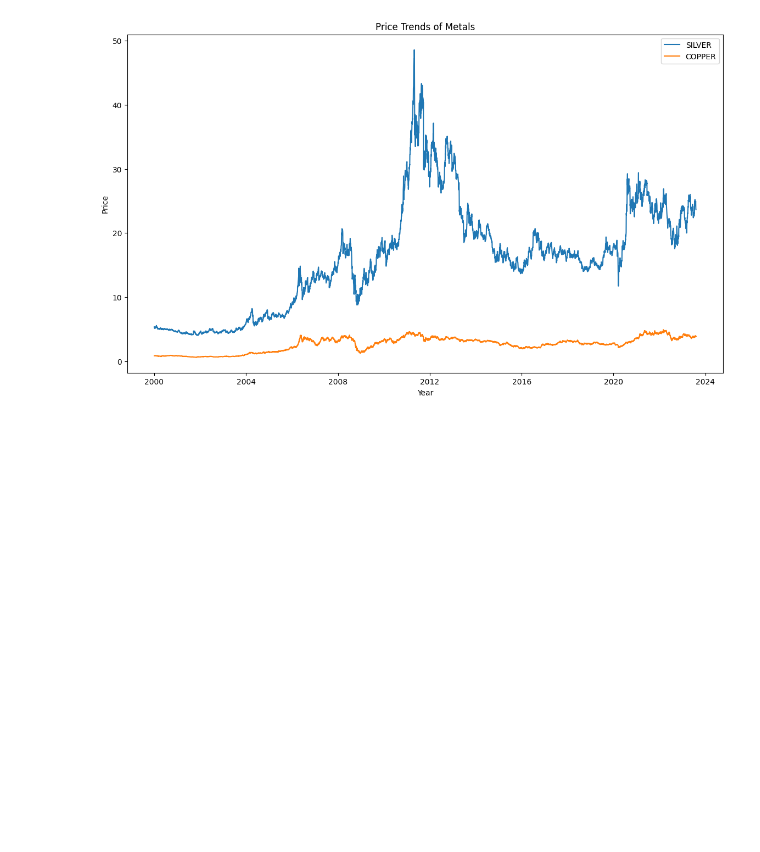
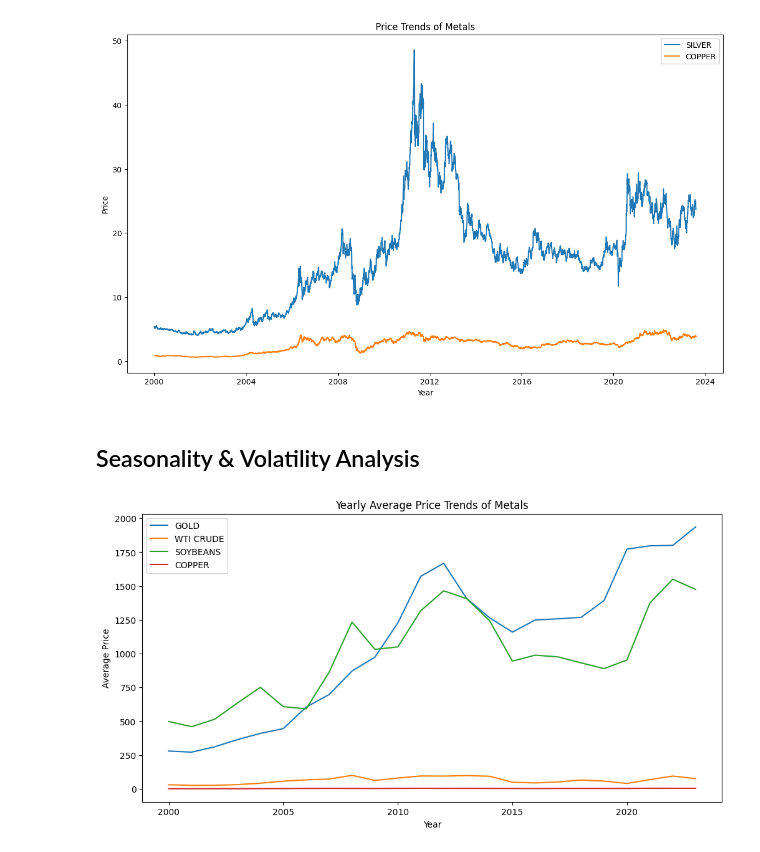
Before and after one commit to KG1234567/EDA_Practice, a Jupyter notebook: EDA/EDA-2.ipynb, the cells around one changed output. Saved outputs shown, nothing was run; the diff lists cells and outputs as text; code cells hidden in the pictures; blank space fills up the shorter version.

Commit message:
added plots

```diff
--- a/EDA/EDA-2.ipynb
+++ b/EDA/EDA-2.ipynb
@@ -176,3 +176,19 @@ plt.show()
 # %%
 # spike / fluctuations -> volatility
 # sharp spike / rapid fluctuations -> [zinc, nickel]
+# %% [markdown]
+## Seasonality & Volatility Analysis
+# %%
+yearly_avg = df_clean.groupby('Year').mean()
+# %%
+# Yearly average price trends of Metals
+plt.figure(figsize=(12, 6))
+for col in ["GOLD", "WTI CRUDE", "SOYBEANS", "COPPER"]:
+    plt.plot(yearly_avg.index, yearly_avg[col], label=col)
+plt.xlabel("Year")
+plt.ylabel("Average Price")
+plt.title("Yearly Average Price Trends of Metals")
+plt.legend()
+plt.show()
+# %% [output]
+[figure, added]
```
Also changed, not shown: parts of 3 cells of this notebook.
